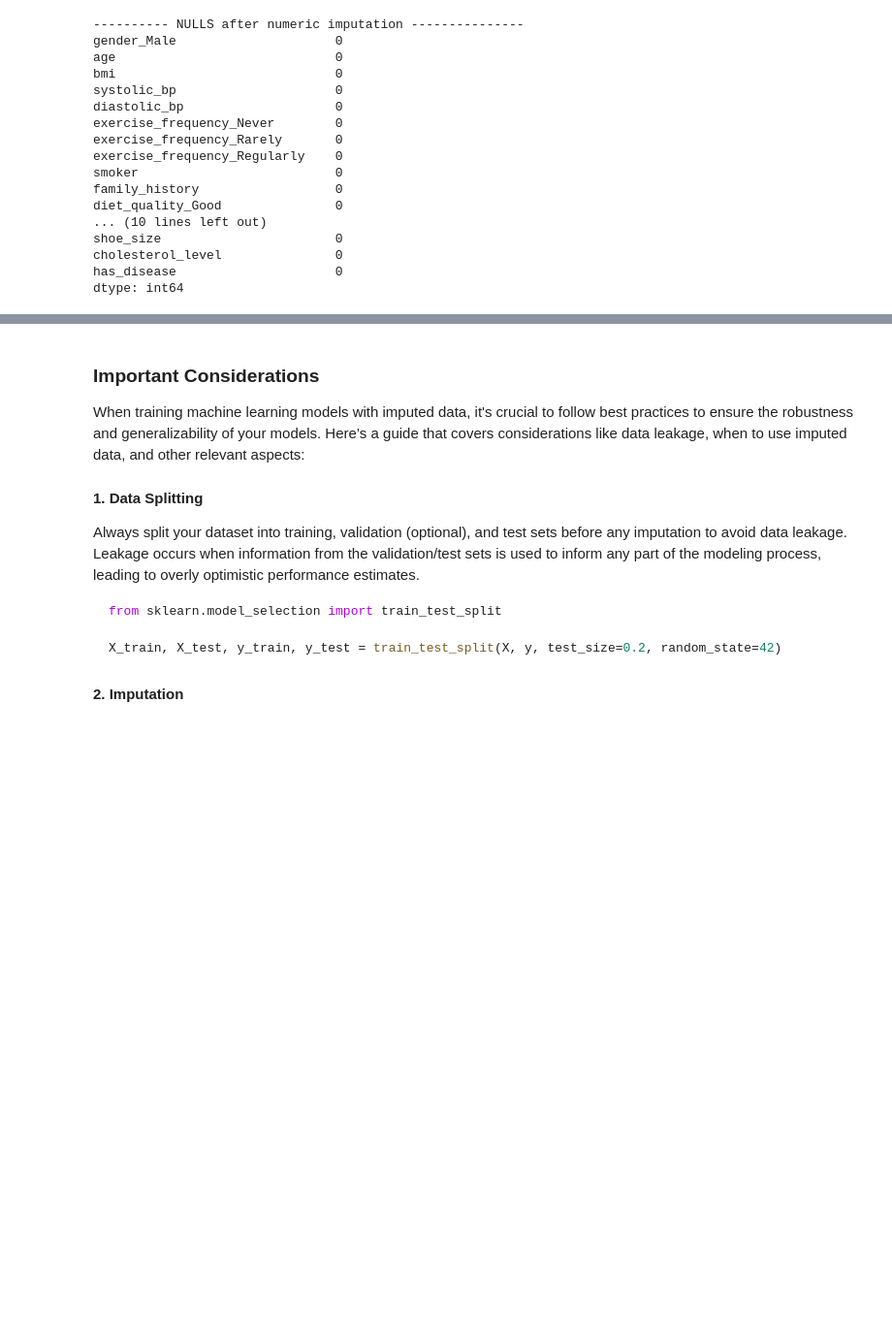
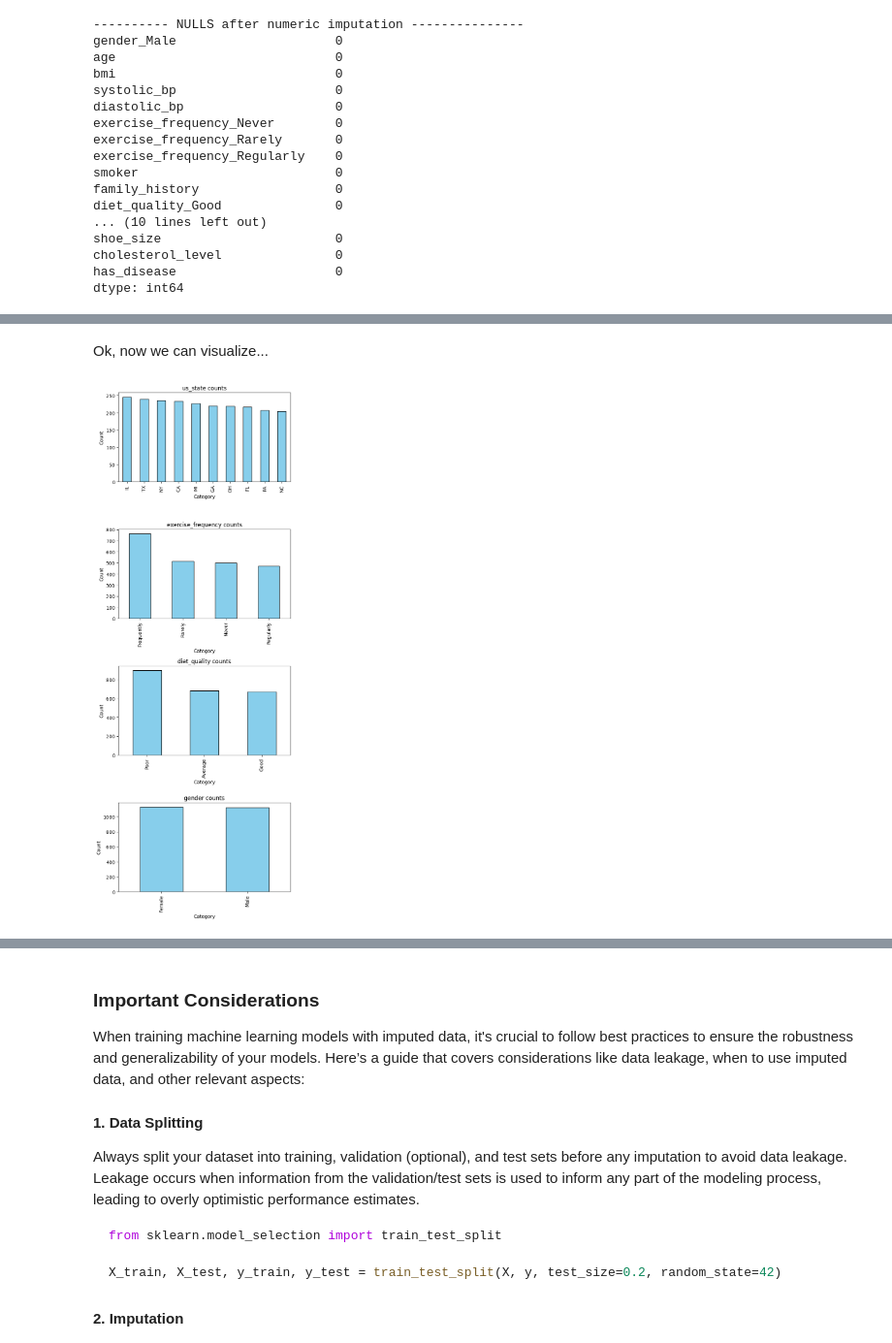
Before and after one commit to IST407-707/all-weekly-lectures-answers, a Jupyter notebook: week5-lab-encoding.ipynb, the cells around one changed output, grey strips where cells are left out. Shown at 97% size. Cells and saved outputs as stored; diff of their text form; code cells hidden in the pictures; blank space fills up the shorter version.

```diff
--- a/week5-lab-encoding.ipynb
+++ b/week5-lab-encoding.ipynb
@@ -608,0 +699,22 @@ dtype: int64
+# %% [markdown]
+Ok, now we can visualize...
+# %%
+#This time, I'm going to turn this into a function so I can resuse it
+
+def examine_categorical_histograms(data):
+    categorical_columns = [col for col in data.columns if data[col].dtype in ['object','categorical']]
+    fig, axes = plt.subplots(len(categorical_columns), 1
+    , figsize=(6,len(categorical_columns)*4))
+    for idx,col in enumerate(categorical_columns):
+        counts = data[col].value_counts()
+        counts.plot(kind='bar', color='skyblue', edgecolor='black', ax=axes[idx])
+        axes[idx].set_title(f"{col} counts")
+        axes[idx].set_xlabel('Category')
+        axes[idx].set_ylabel('Count')
+
+    plt.tight_layout()
+    plt.show()
+
+examine_categorical_histograms(df_original_imputed)
+# %% [output]
+[figure, added]
```
Also changed, not shown: parts of 16 cells of this notebook, 1 other file.
